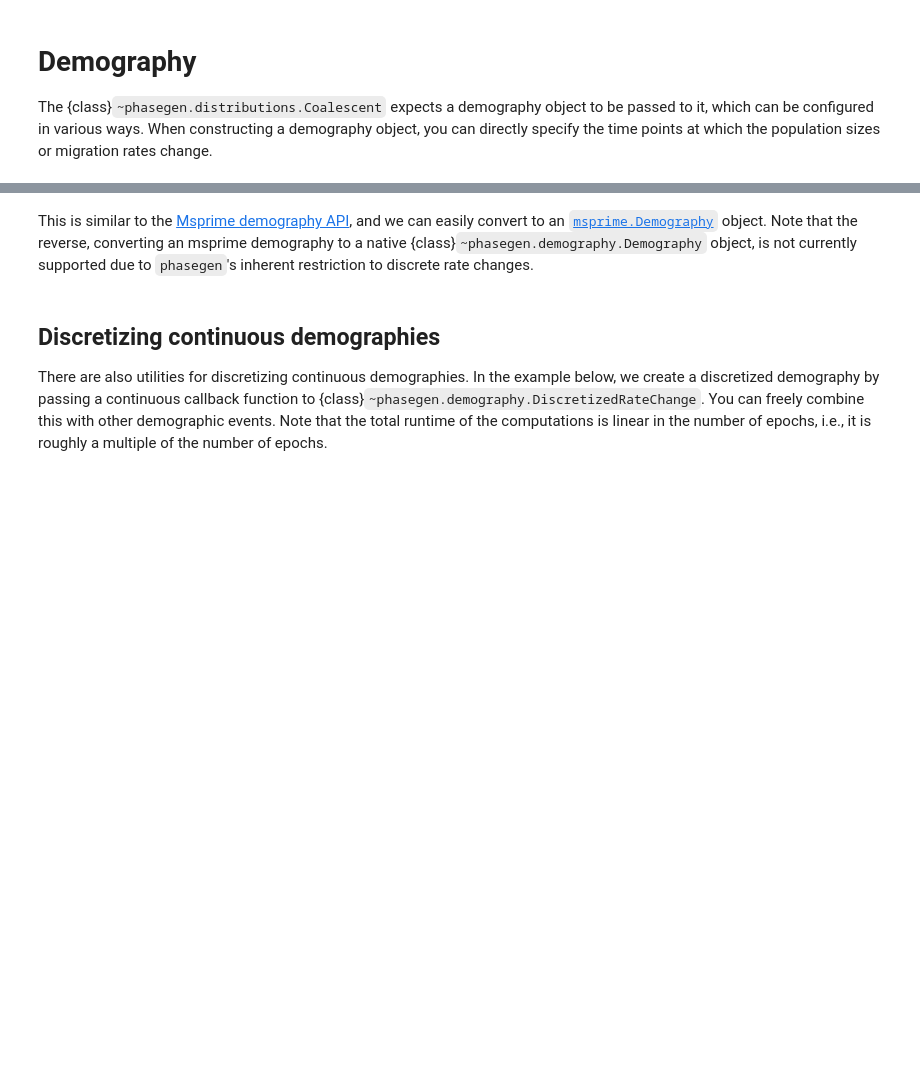
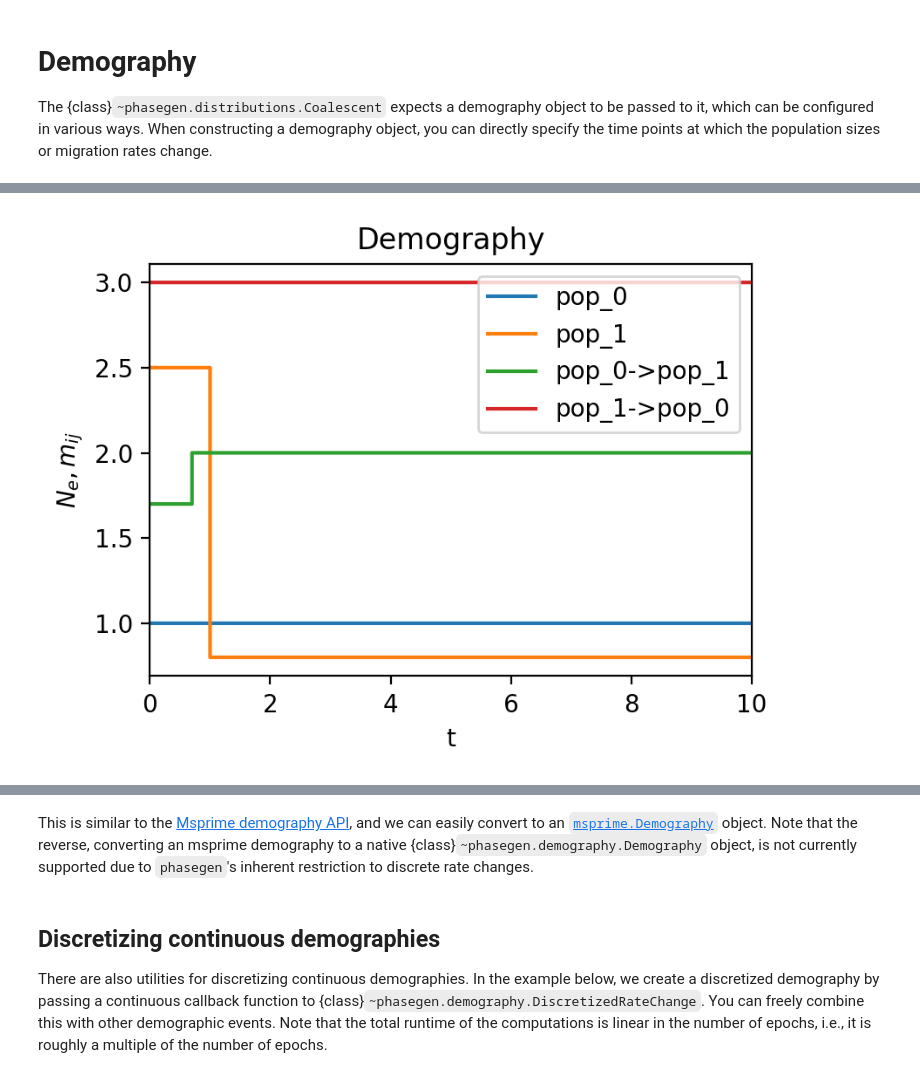
Before and after one commit to Sendrowski/PhaseGen, a Jupyter notebook: docs/reference/R/demography.ipynb, the cells around one changed output, grey strips where cells are left out. Drawn from its saved outputs; the diff is of its cells as text; code cells hidden in the pictures; blank space fills up the shorter version.

```diff
--- a/docs/reference/R/demography.ipynb
+++ b/docs/reference/R/demography.ipynb
@@ -10,0 +4,4 @@ Skipping install of 'phasegen' from a github remote, the SHA1 (718d8dab) has not
+# %%
+Sys.setenv(TQDM_DISABLE = "1")
+setwd("~/PycharmProjects/PhaseGen/")
+reticulate::use_condaenv("/Users/janek/miniforge3/envs/dev-phasegen", required = TRUE)
@@ -20,0 +29,18 @@ Please ensure that 'poetry' is available on the PATH.”
+# %%
+d <- pg$Demography(
+    pop_sizes = list(
+        pop_0 = reticulate::py_dict(list(0), list(1)),
+        pop_1 = reticulate::py_dict(list(0, 1), list(2.5, 0.8))
+    ),
+    migration_rates = reticulate::py_dict(
+        list(reticulate::tuple("pop_0", "pop_1"), reticulate::tuple("pop_1", "pop_0")),
+        list(
+            reticulate::py_dict(list(0, 0.7), list(1.7, 2)),
+            reticulate::py_dict(list(0), list(3))
+        )
+    )
+)
+
+render(d)
+# %% [output]
+[figure, added]
```
Also changed, not shown: parts of 14 cells of this notebook, 10 other files.
